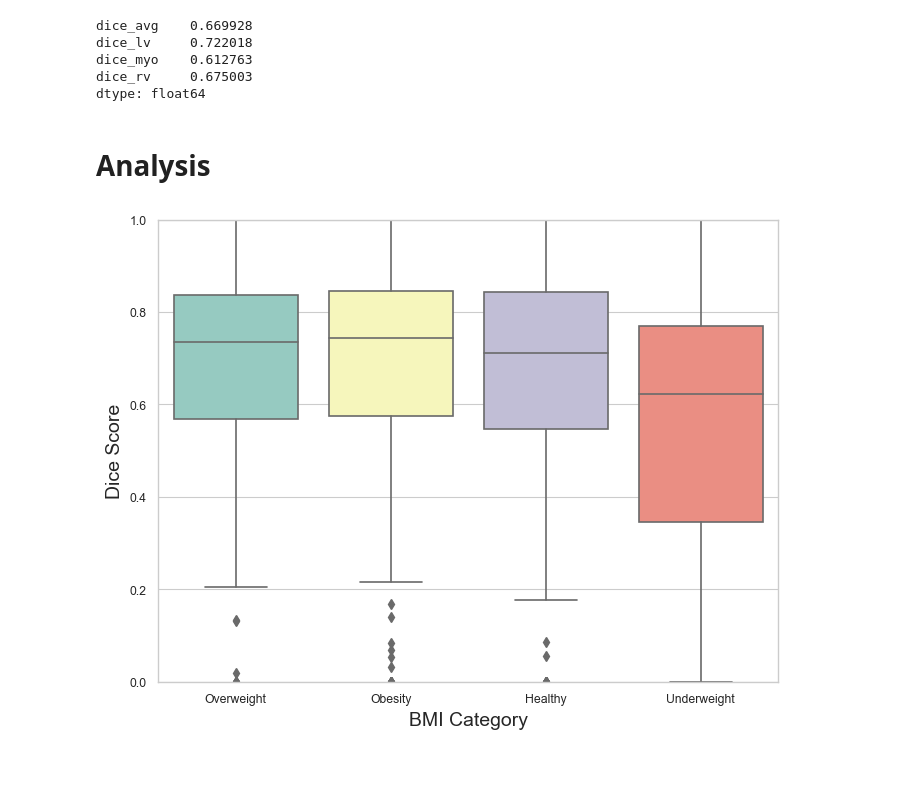
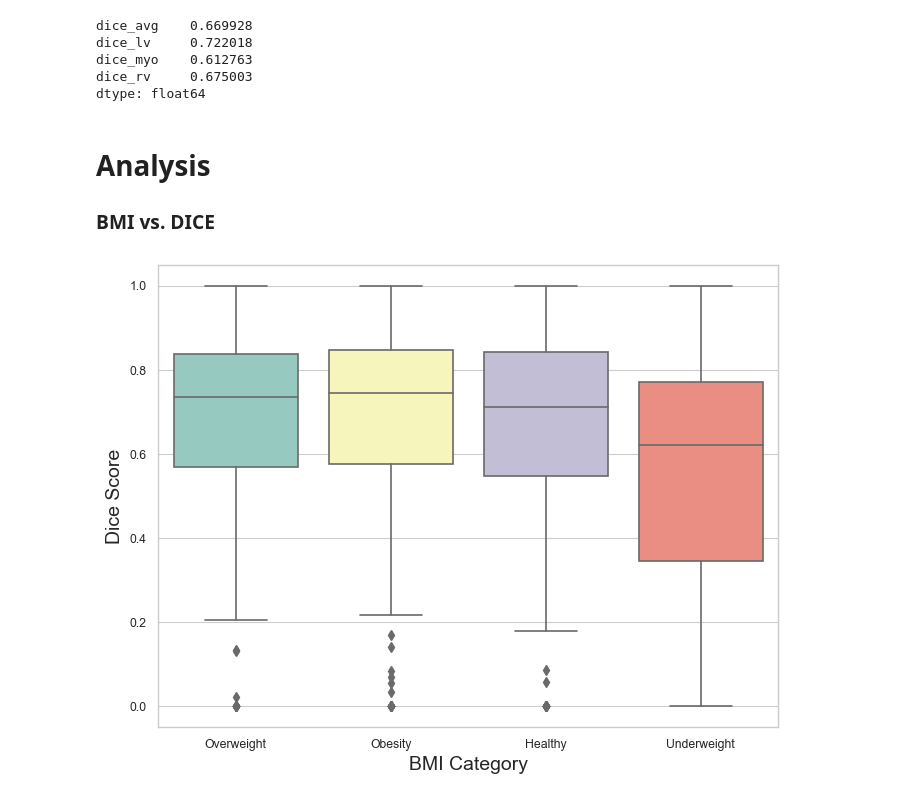
Before and after one commit to msskzx/FCT, a Jupyter notebook: fct_acdc_analysis.ipynb, the cells around one changed output. Saved outputs shown, nothing was run; the diff lists cells and outputs as text; code cells hidden in the pictures; blank space fills up the shorter version.

Commit message:
dice vs bmi

```diff
--- a/fct_acdc_analysis.ipynb
+++ b/fct_acdc_analysis.ipynb
@@ -76,19 +76,31 @@ dice_rv     0.675003
 dtype: float64
 # %% [markdown]
 # Analysis
+
+### BMI vs. DICE
 # %%
 # plot dice scores per bmi category
 import matplotlib.pyplot as plt
 import seaborn as sns
 
+def plot_bmi_dice(bmi, dice_type='dice_avg'):
+    y_label = {'dice_avg': 'Average Dice Score',
+               'dice_lv': 'Left Ventricle Dice Score',
+               'dice_myo': 'Myocardium Dice Score',
+               'dice_rv': 'Right Ventricle Dice Score'}
+
+    sns.set(style="whitegrid")
+    sns.set_context("paper")
+
+    fig, ax = plt.subplots(figsize=(8, 6))
+    ax = sns.boxplot(x="bmi_category", y=dice_type, data=bmi, palette="Set3")
+    ax.set_xlabel('BMI Category', fontsize=14)
+    ax.set_ylabel(y_label, fontsize=14)
+    plt.show()
+
 sns.set(style="whitegrid")
 sns.set_context("paper")
-
-fig, ax = plt.subplots(figsize=(8, 6))
-ax = sns.boxplot(x="bmi_category", y="dice_avg", data=bmi, palette="Set3")
-ax.set_xlabel('BMI Category', fontsize=14)
-ax.set_ylabel('Dice Score', fontsize=14)
-ax.set_ylim([0, 1.0])
-plt.show()
-# %% [output]
-[figure, removed]
+# %%
+plot_bmi_dice(bmi, 'dice_avg')
+# %% [output]
+[figure, added]
```
Also changed, not shown: parts of 4 cells of this notebook.
